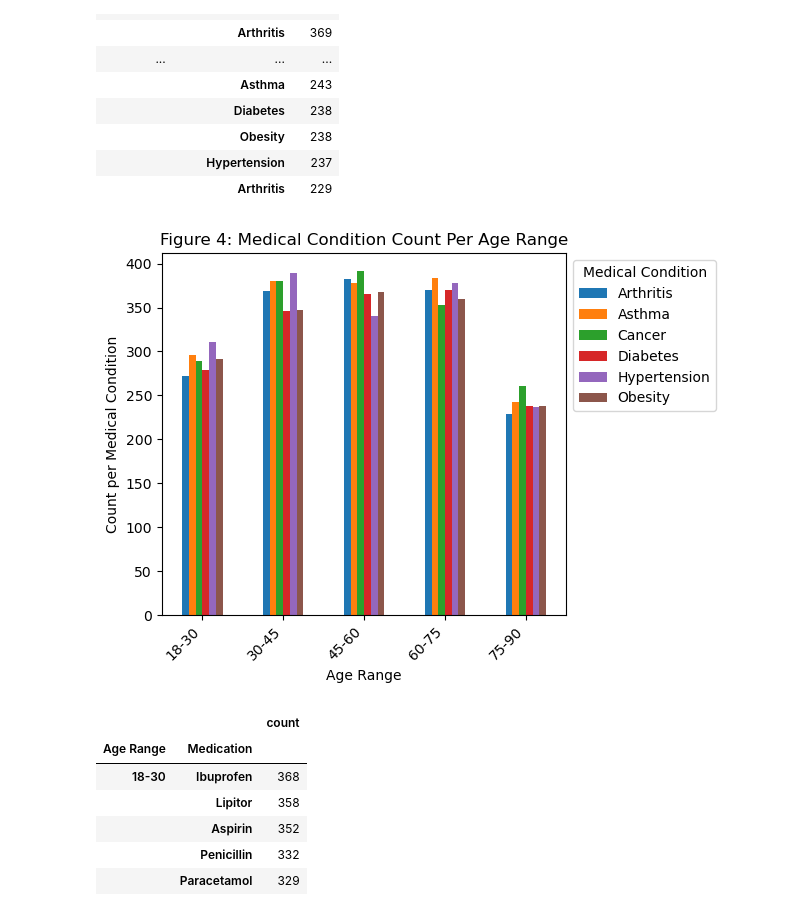
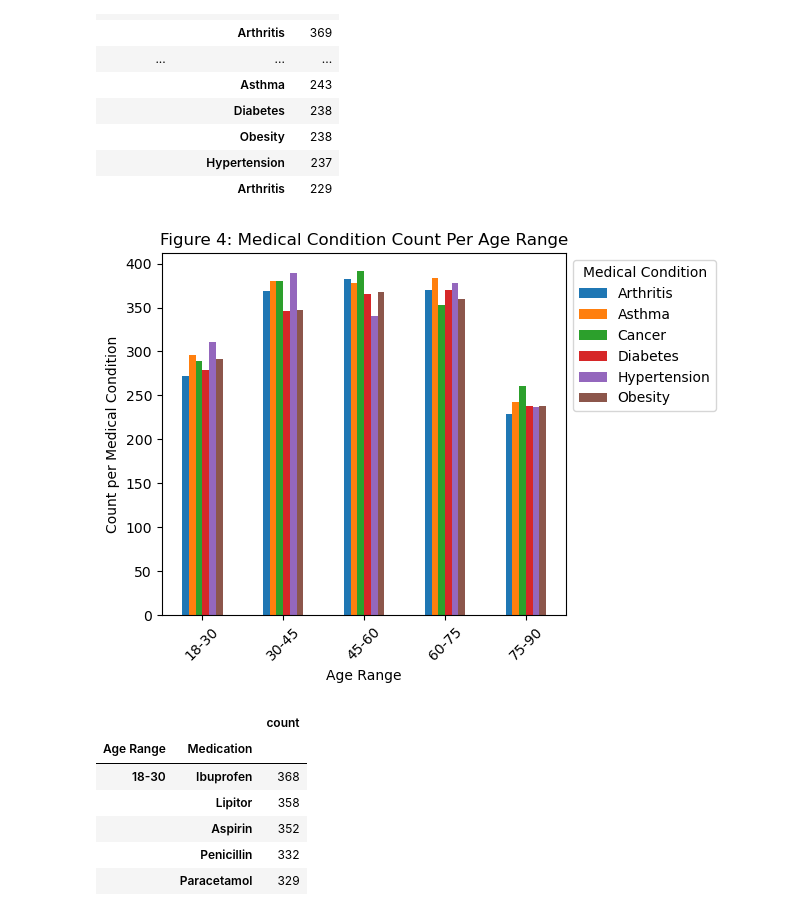
Before and after one commit to Handro4/Bootcamp-Project1, a Jupyter notebook: main.py/Healthcare.ipynb, the cells around one changed output. Drawn from its saved outputs; the diff is of its cells as text; code cells hidden in the pictures.

```diff
--- a/main.py/Healthcare.ipynb
+++ b/main.py/Healthcare.ipynb
@@ -320,19 +320,19 @@ age_condition
 # %%
 #Create barchart to compare the total of each medical condition per age group
 age_condition['count'].unstack().plot(kind='bar')
 
 # Add labels and title
 plt.xlabel('Age Range')
-plt.xticks(rotation=45, ha='right')
+plt.xticks(rotation=45, ha='center')
 plt.ylabel('Count per Medical Condition')
 plt.title('Figure 4: Medical Condition Count Per Age Range')
 plt.legend(title='Medical Condition', bbox_to_anchor=(1, 1), loc='best')
 #plt.figure(figsize=(10, 6))
 plt.tight_layout()
 #Save image as PNG
 plt.savefig(os.path.join(out_path, "Medical_Condition_Per_Age_Range.png"))
 # %% [output]
-[figure, old version]
+[figure, new version]
 # %%
 #QUESTION 3.C
 # Wanted to look at the different types of medication used per age range
```
Also changed, not shown: parts of 4 cells of this notebook, 16 other files.
